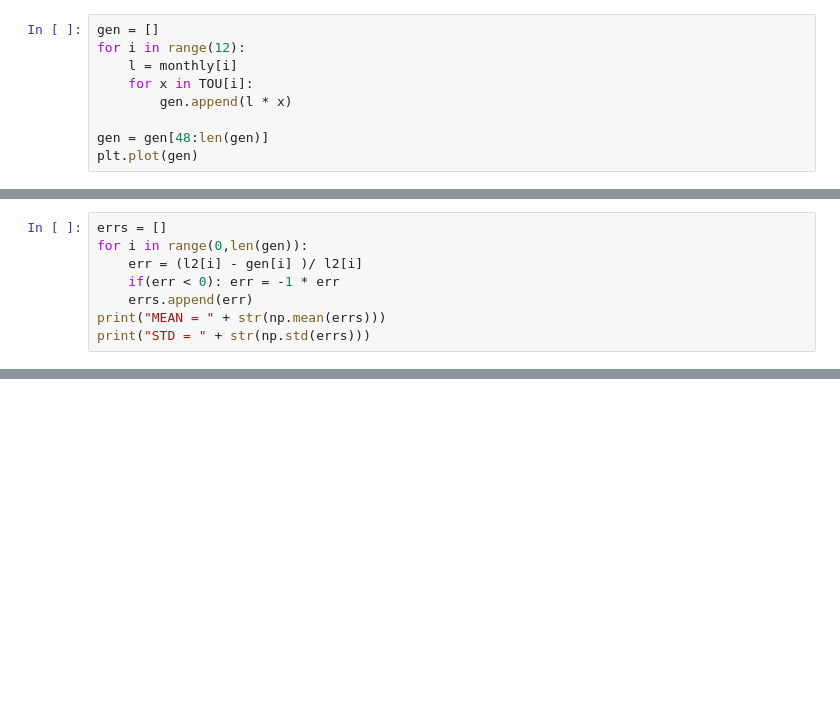
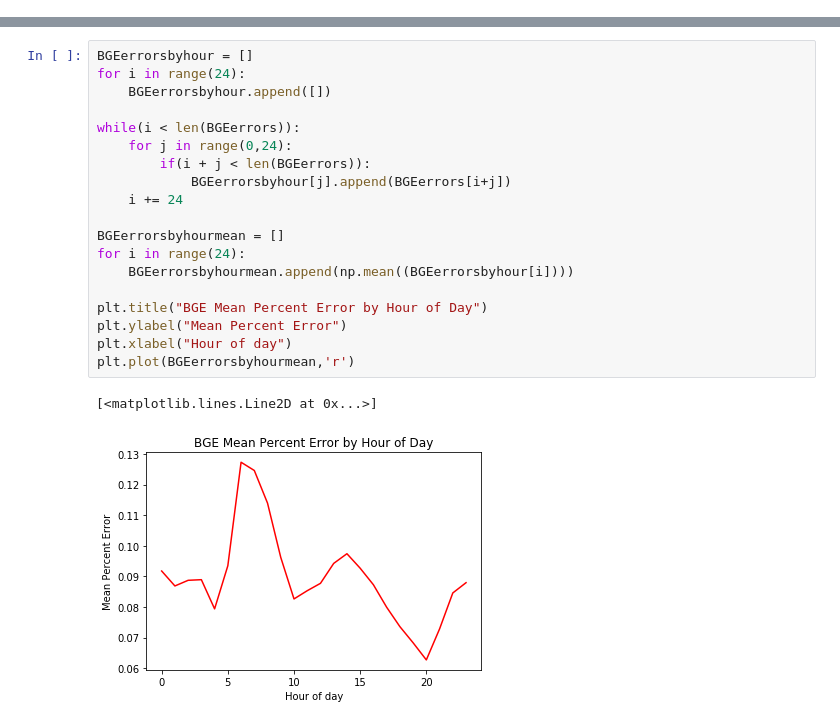
Before and after one commit to Switch-Mexico/switch-energyefficiency, a Jupyter notebook: Data Exploration/Region Comparison.ipynb, the cells around one changed output, grey strips where cells are left out. Drawn from its saved outputs; the diff is of its cells as text; blank space fills up the shorter version.

```diff
--- a/Data Exploration/Region Comparison.ipynb
+++ b/Data Exploration/Region Comparison.ipynb
@@ -58,9 +17,0 @@ for e in df2:
-# %%
-gen = []
-for i in range(12):
-    l = monthly[i]
-    for x in TOU[i]:
-        gen.append(l * x)
-
-gen = gen[48:len(gen)]
-plt.plot(gen)
@@ -76,8 +17,0 @@ plt.plot(gen[500:600])
-# %%
-errs = []
-for i in range(0,len(gen)):
-    err = (l2[i] - gen[i] )/ l2[i]
-    if(err < 0): err = -1 * err
-    errs.append(err)
-print("MEAN = " + str(np.mean(errs)))
-print("STD = " + str(np.std(errs)))
@@ -127,0 +154,22 @@ STD = 0.11755979822552488
+# %%
+BGEerrorsbyhour = []
+for i in range(24):
+    BGEerrorsbyhour.append([])
+
+while(i < len(BGEerrors)):
+    for j in range(0,24):
+        if(i + j < len(BGEerrors)):
+            BGEerrorsbyhour[j].append(BGEerrors[i+j])
+    i += 24
+
+BGEerrorsbyhourmean = []
+for i in range(24):
+    BGEerrorsbyhourmean.append(np.mean((BGEerrorsbyhour[i])))
+
+plt.title("BGE Mean Percent Error by Hour of Day")
+plt.ylabel("Mean Percent Error")
+plt.xlabel("Hour of day")
+plt.plot(BGEerrorsbyhourmean,'r')
+# %% [output]
+[<matplotlib.lines.Line2D at 0x...>]
+[figure, added]
```
Also changed, not shown: parts of 24 cells of this notebook, 2 other files.
